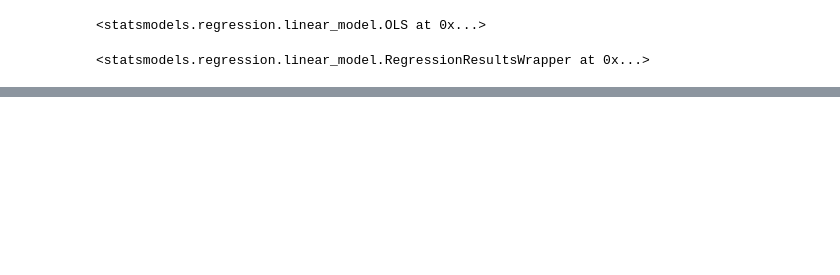
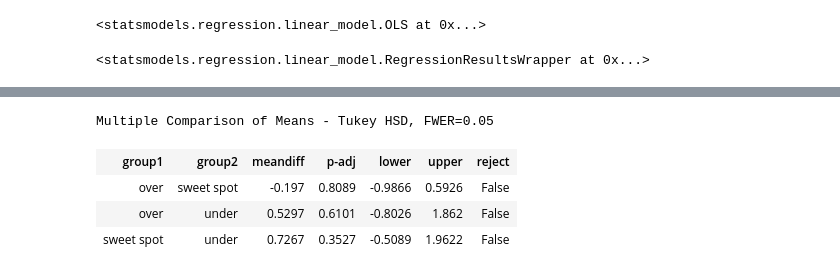
Before and after one commit to LydiaCuffman/film-investment-project, a Jupyter notebook: Lydia Scratch.ipynb, the cells around one changed output, grey strips where cells are left out. Drawn from its saved outputs; the diff is of its cells as text; code cells hidden in the pictures; blank space fills up the shorter version.

```diff
--- a/Lydia Scratch.ipynb
+++ b/Lydia Scratch.ipynb
@@ -371,2 +413,0 @@ True
-# %%
-all_recent['runtime']={sweet_spot: 'sweet_spot', under: 'under', over: 'over'}
@@ -374,0 +414,10 @@ TypeError: 'DataFrame' objects are mutable, thus they cannot be hashed
+# %%
+def runtime(x):
+    if x>=116:
+        return "over"
+    elif x<=93:
+        return 'under'
+    else:
+        return "sweet spot"
+# %%
+all_recent['runtime']= all_recent['runtime_minutes'].map(runtime)
@@ -374,0 +444,10 @@ TypeError: 'DataFrame' objects are mutable, thus they cannot be hashed
+# %%
+tk_hsd = pairwise_tukeyhsd(all_recent['return_on_investment'], all_recent['runtime'])
+# %%
+tk_hsd.summary()
+# %% [output]
+Multiple Comparison of Means - Tukey HSD, FWER=0.05
+| group1 | group2 | meandiff | p-adj | lower | upper | reject |
+| over | sweet spot | -0.197 | 0.8089 | -0.9866 | 0.5926 | False |
+| over | under | 0.5297 | 0.6101 | -0.8026 | 1.862 | False |
+| sweet spot | under | 0.7267 | 0.3527 | -0.5089 | 1.9622 | False |
```
Also changed, not shown: parts of 45 cells of this notebook.
